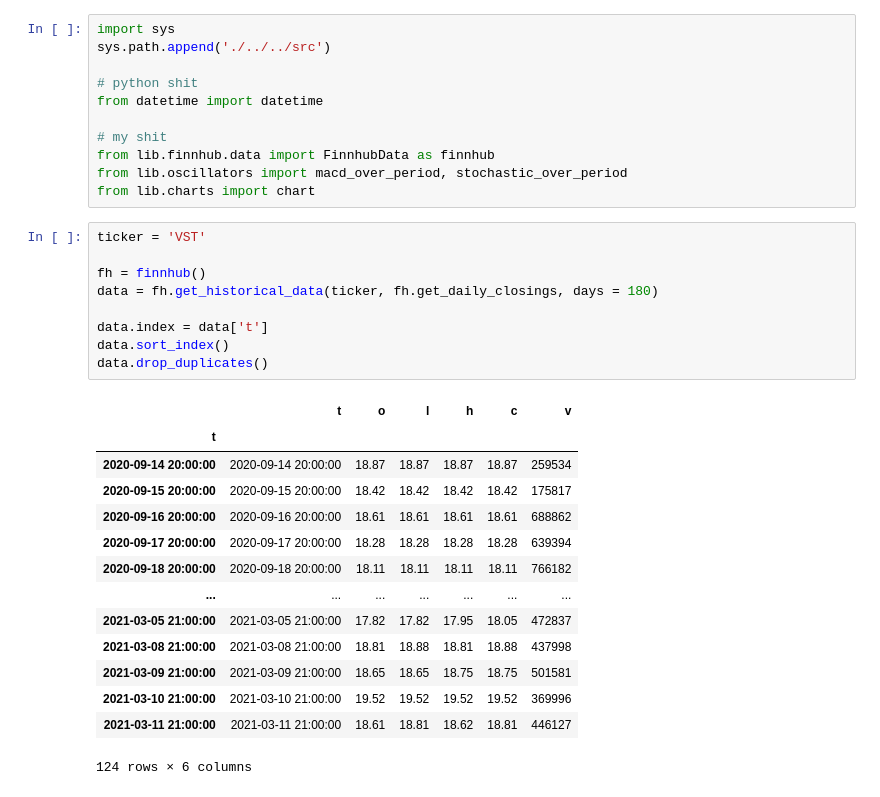
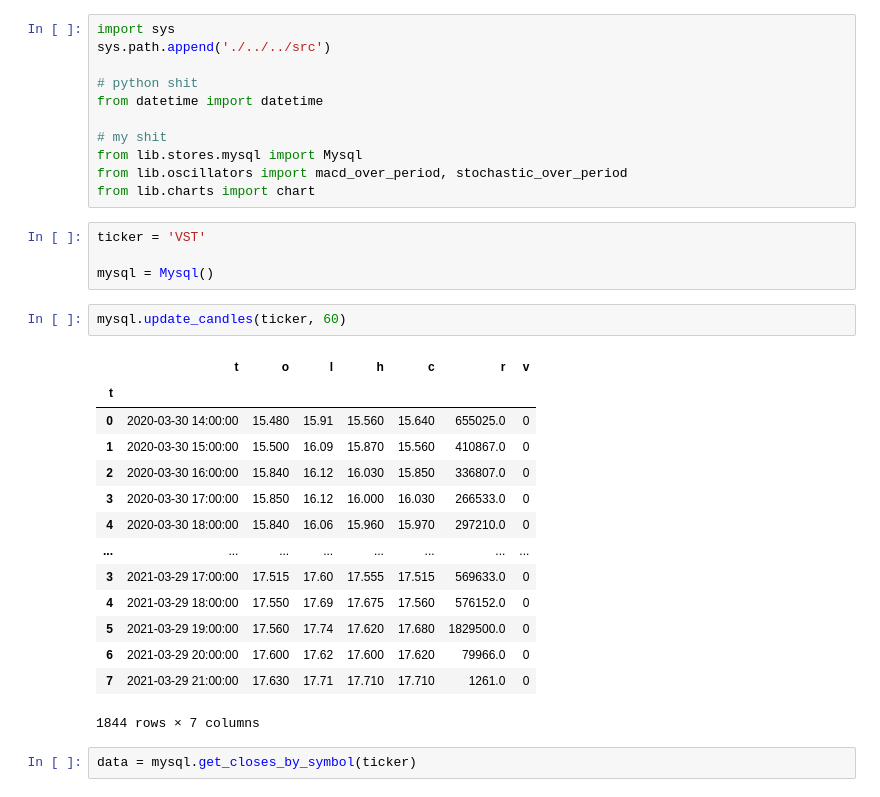
Before and after one commit to tgittos/money-printer-server, a Jupyter notebook: notebooks/stonks/vst.ipynb, the cells around one changed output. Cells and saved outputs as stored; diff of their text form.

```diff
--- a/notebooks/stonks/vst.ipynb
+++ b/notebooks/stonks/vst.ipynb
@@ -6,33 +6,32 @@ sys.path.append('./../../src')
 from datetime import datetime
 
 # my shit
-from lib.finnhub.data import FinnhubData as finnhub
+from lib.stores.mysql import Mysql
 from lib.oscillators import macd_over_period, stochastic_over_period
 from lib.charts import chart
-# %%
-ticker = 'VST'
-
-fh = finnhub()
-data = fh.get_historical_data(ticker, fh.get_daily_closings, days = 180)
-
-data.index = data['t']
-data.sort_index()
-data.drop_duplicates()
-# %% [output]
-|  | t | o | l | h | c | v |
-| t |  |  |  |  |  |  |
-| 2020-09-14 20:00:00 | 2020-09-14 20:00:00 | 18.87 | 18.87 | 18.87 | 18.87 | 259534 |
-| 2020-09-15 20:00:00 | 2020-09-15 20:00:00 | 18.42 | 18.42 | 18.42 | 18.42 | 175817 |
-| 2020-09-16 20:00:00 | 2020-09-16 20:00:00 | 18.61 | 18.61 | 18.61 | 18.61 | 688862 |
-| 2020-09-17 20:00:00 | 2020-09-17 20:00:00 | 18.28 | 18.28 | 18.28 | 18.28 | 639394 |
-| 2020-09-18 20:00:00 | 2020-09-18 20:00:00 | 18.11 | 18.11 | 18.11 | 18.11 | 766182 |
-| ... | ... | ... | ... | ... | ... | ... |
-| 2021-03-05 21:00:00 | 2021-03-05 21:00:00 | 17.82 | 17.82 | 17.95 | 18.05 | 472837 |
-| 2021-03-08 21:00:00 | 2021-03-08 21:00:00 | 18.81 | 18.88 | 18.81 | 18.88 | 437998 |
-| 2021-03-09 21:00:00 | 2021-03-09 21:00:00 | 18.65 | 18.65 | 18.75 | 18.75 | 501581 |
-| 2021-03-10 21:00:00 | 2021-03-10 21:00:00 | 19.52 | 19.52 | 19.52 | 19.52 | 369996 |
-| 2021-03-11 21:00:00 | 2021-03-11 21:00:00 | 18.61 | 18.81 | 18.62 | 18.81 | 446127 |
-124 rows × 6 columns
+# %%
+ticker = 'VST'
+
+mysql = Mysql()
+# %%
+mysql.update_candles(ticker, 60)
+# %% [output]
+|  | t | o | l | h | c | r | v |
+| t |  |  |  |  |  |  |  |
+| 0 | 2020-03-30 14:00:00 | 15.480 | 15.91 | 15.560 | 15.640 | 655025.0 | 0 |
+| 1 | 2020-03-30 15:00:00 | 15.500 | 16.09 | 15.870 | 15.560 | 410867.0 | 0 |
+| 2 | 2020-03-30 16:00:00 | 15.840 | 16.12 | 16.030 | 15.850 | 336807.0 | 0 |
+| 3 | 2020-03-30 17:00:00 | 15.850 | 16.12 | 16.000 | 16.030 | 266533.0 | 0 |
+| 4 | 2020-03-30 18:00:00 | 15.840 | 16.06 | 15.960 | 15.970 | 297210.0 | 0 |
+| ... | ... | ... | ... | ... | ... | ... | ... |
+| 3 | 2021-03-29 17:00:00 | 17.515 | 17.60 | 17.555 | 17.515 | 569633.0 | 0 |
+| 4 | 2021-03-29 18:00:00 | 17.550 | 17.69 | 17.675 | 17.560 | 576152.0 | 0 |
+| 5 | 2021-03-29 19:00:00 | 17.560 | 17.74 | 17.620 | 17.680 | 1829500.0 | 0 |
+| 6 | 2021-03-29 20:00:00 | 17.600 | 17.62 | 17.600 | 17.620 | 79966.0 | 0 |
+| 7 | 2021-03-29 21:00:00 | 17.630 | 17.71 | 17.710 | 17.710 | 1261.0 | 0 |
+1844 rows × 7 columns
+# %%
+data = mysql.get_closes_by_symbol(ticker)
 # %%
 days = 60
 
```
Also changed, not shown: parts of 2 cells of this notebook, 28 other files.
